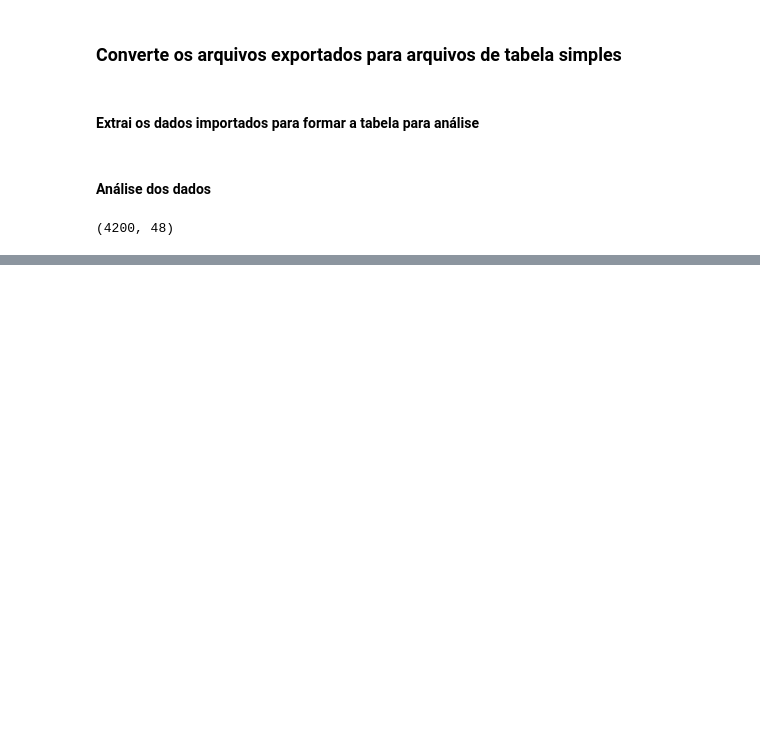
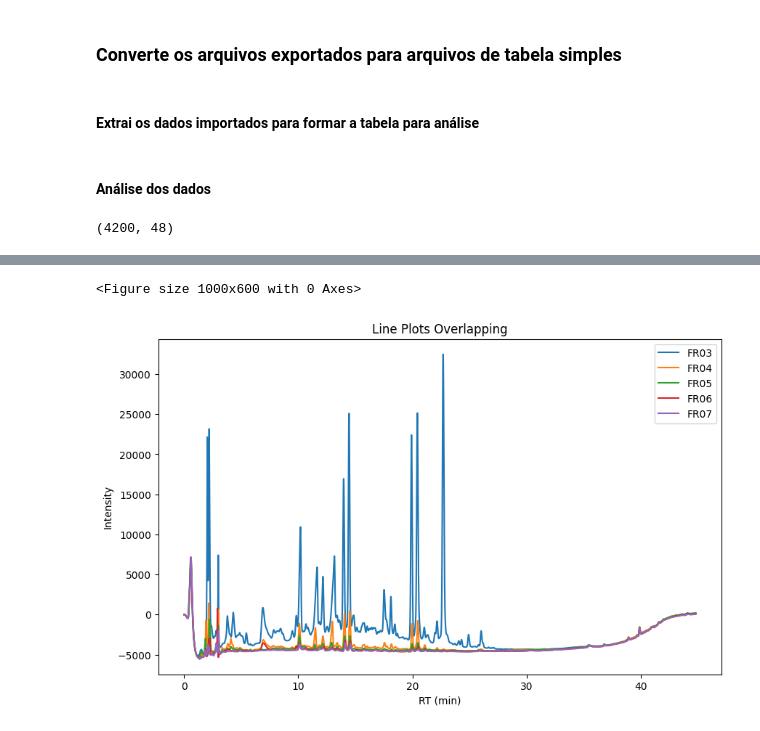
Before and after one commit to RicardoMBorges/HPLCdata_Shimadzu, a Jupyter notebook: Chromatograms_Shimadzu.ipynb, the cells around one changed output, grey strips where cells are left out. Cells and saved outputs as stored; diff of their text form; code cells hidden in the pictures; blank space fills up the shorter version.

```diff
--- a/Chromatograms_Shimadzu.ipynb
+++ b/Chromatograms_Shimadzu.ipynb
@@ -97,11 +97,11 @@ combined_df2.shape
 plt.figure(figsize=(10, 6))
 
 # Define the range of columns you want to plot (columns 4 to 8 in this case)
-start_column = 42
-end_column = 48
+start_column = 8
+end_column = 12
 
 # Enable interactive mode in Jupyter Notebook
-%matplotlib notebook
+%matplotlib inline
 
 # Plotting
 plt.figure(figsize=(10, 6))
@@ -128,0 +127,2 @@ plt.show()
+<Figure size 1000x600 with 0 Axes>
+[figure, added]
```
Also changed, not shown: parts of 3 cells of this notebook.
